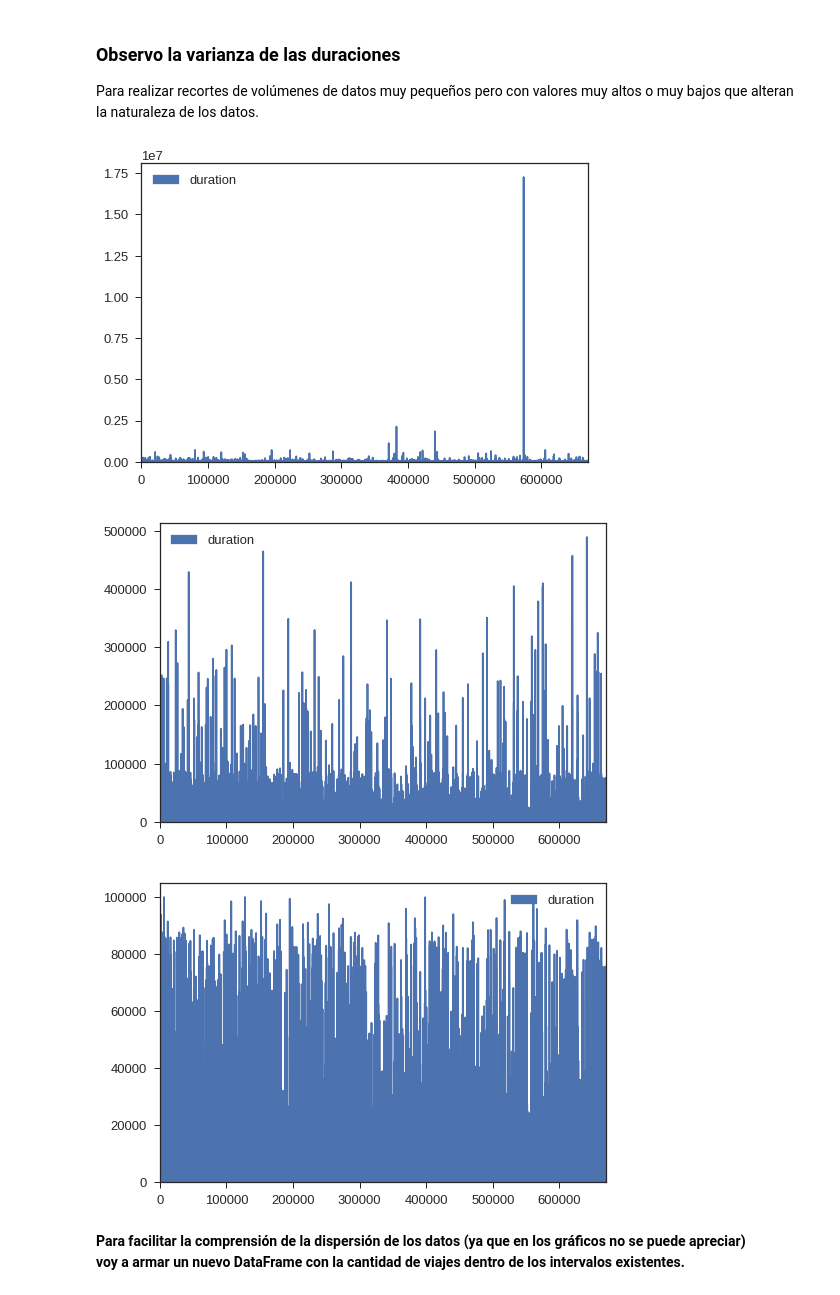
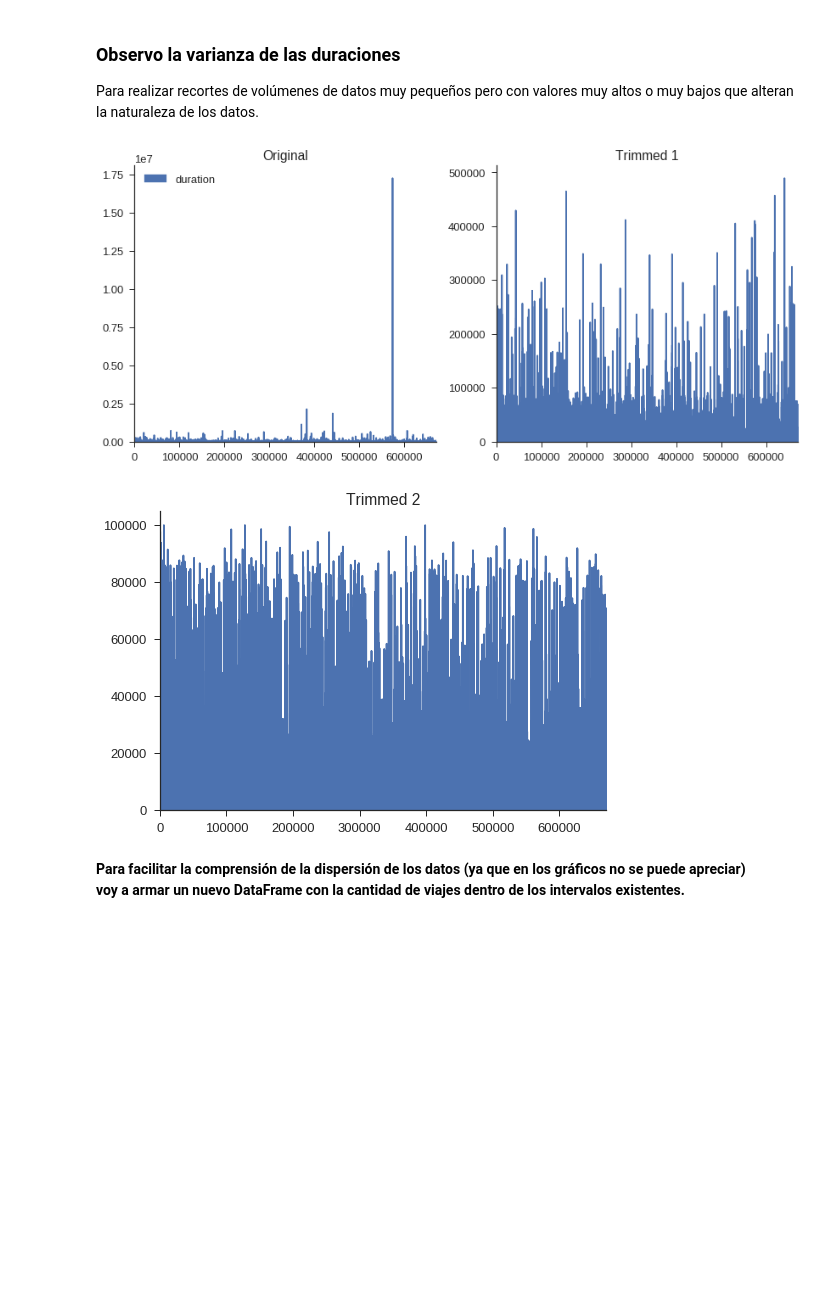
Before and after one commit to fpenovi/SFbikeTravelDuration, a Jupyter notebook: notebooks/01 - SubscriptionType_VS_TripDuration.ipynb, the cells around one changed output. Drawn from its saved outputs; the diff is of its cells as text; code cells hidden in the pictures; blank space fills up the shorter version.

```diff
--- a/notebooks/01 - SubscriptionType_VS_TripDuration.ipynb
+++ b/notebooks/01 - SubscriptionType_VS_TripDuration.ipynb
@@ -37,14 +37,24 @@ plt.show()
 ### Observo la varianza de las duraciones
 Para realizar recortes de volúmenes de datos muy pequeños pero con valores muy altos o muy bajos que alteran la naturaleza de los datos.
 # %%
-dfTrip[['duration']].plot(kind='area')
-dfTrip[(dfTrip.duration >= 120) & (dfTrip.duration <= 500000)][['duration']].plot(kind='area')
-dfTrip[(dfTrip.duration >= 120) & (dfTrip.duration <= 100000)][['duration']].plot(kind='area')
+fig, axes = plt.subplots(nrows=1, ncols=2)
+
+fig.set_size_inches(14, 6)
+
+sns.despine()
+
+dfTrip['duration'].plot(ax=axes[0], kind='area', legend=True);
+axes[0].set_title('Original');
+dfTrip[(60*2 <= dfTrip.duration) & (dfTrip.duration <= 500000)][['duration']].plot(ax=axes[1], kind='area', legend=False);
+axes[1].set_title('Trimmed 1');
+dfTrip[(60*2 <= dfTrip.duration) & (dfTrip.duration <= 100000)][['duration']].plot(kind='area', legend=False).set_title('Trimmed 2');
+
+sns.despine()
+
 plt.show();
 # %% [output]
-[figure, old version]
+[figure, new version]
-[figure, old version]
+[figure, new version]
-[figure, removed]
 # %% [markdown]
 **Para facilitar la comprensión de la dispersión de los datos (ya que en los gráficos no se puede apreciar)
 voy a armar un nuevo DataFrame con la cantidad de viajes dentro de los intervalos existentes.**
```
Also changed, not shown: parts of 6 cells of this notebook.
